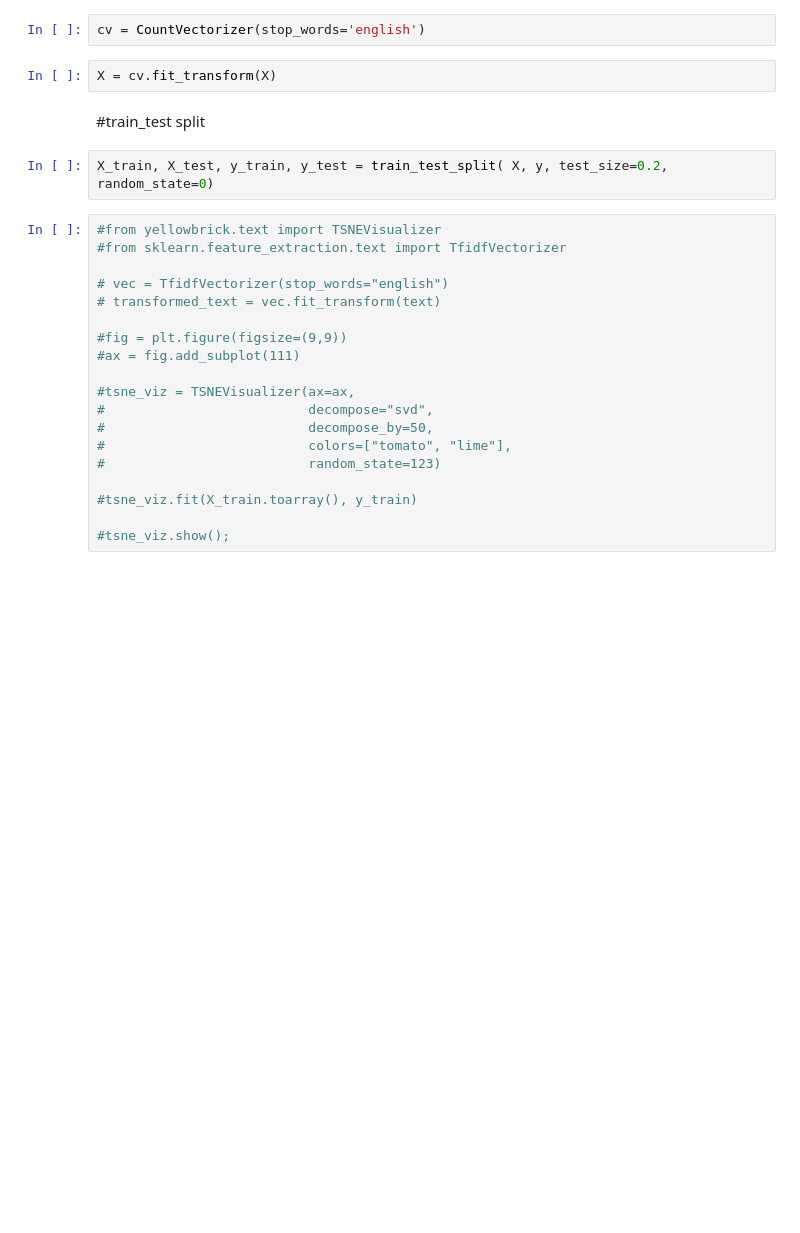
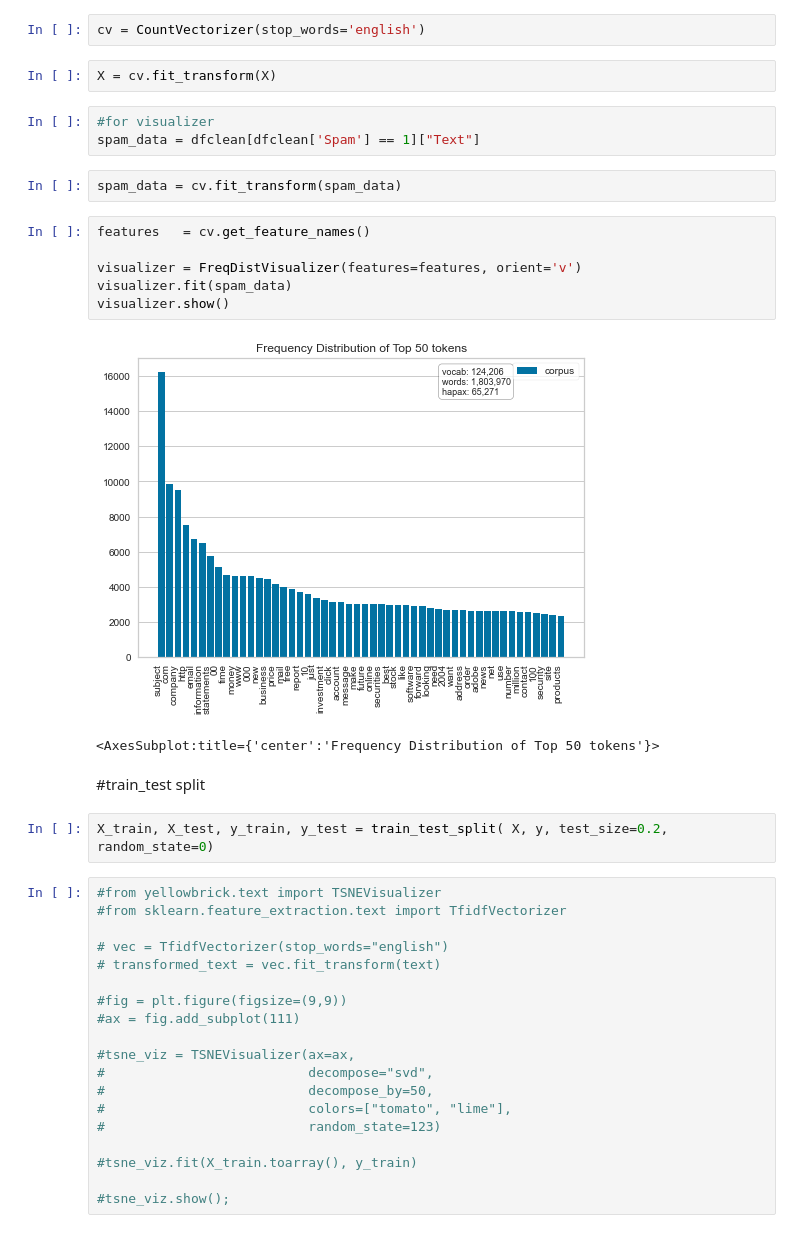
Before and after one commit to Nontaphat-Charuvajana/spammail-classification, a Jupyter notebook: spam_mail_detection_SVM-final_gen.ipynb, the cells around one changed output. Drawn from its saved outputs; the diff is of its cells as text; blank space fills up the shorter version.

```diff
--- a/spam_mail_detection_SVM-final_gen.ipynb
+++ b/spam_mail_detection_SVM-final_gen.ipynb
@@ -84,6 +88,20 @@ y = dfclean['Spam'].astype(int)
 cv = CountVectorizer(stop_words='english')
 # %%
 X = cv.fit_transform(X)
+# %%
+#for visualizer
+spam_data = dfclean[dfclean['Spam'] == 1]["Text"]
+# %%
+spam_data = cv.fit_transform(spam_data)
+# %%
+features   = cv.get_feature_names()
+
+visualizer = FreqDistVisualizer(features=features, orient='v')
+visualizer.fit(spam_data)
+visualizer.show()
+# %% [output]
+[figure, added]
+<AxesSubplot:title={'center':'Frequency Distribution of Top 50 tokens'}>
 # %% [markdown]
 #train_test split
 # %%
```
Also changed, not shown: parts of 5 cells of this notebook.
